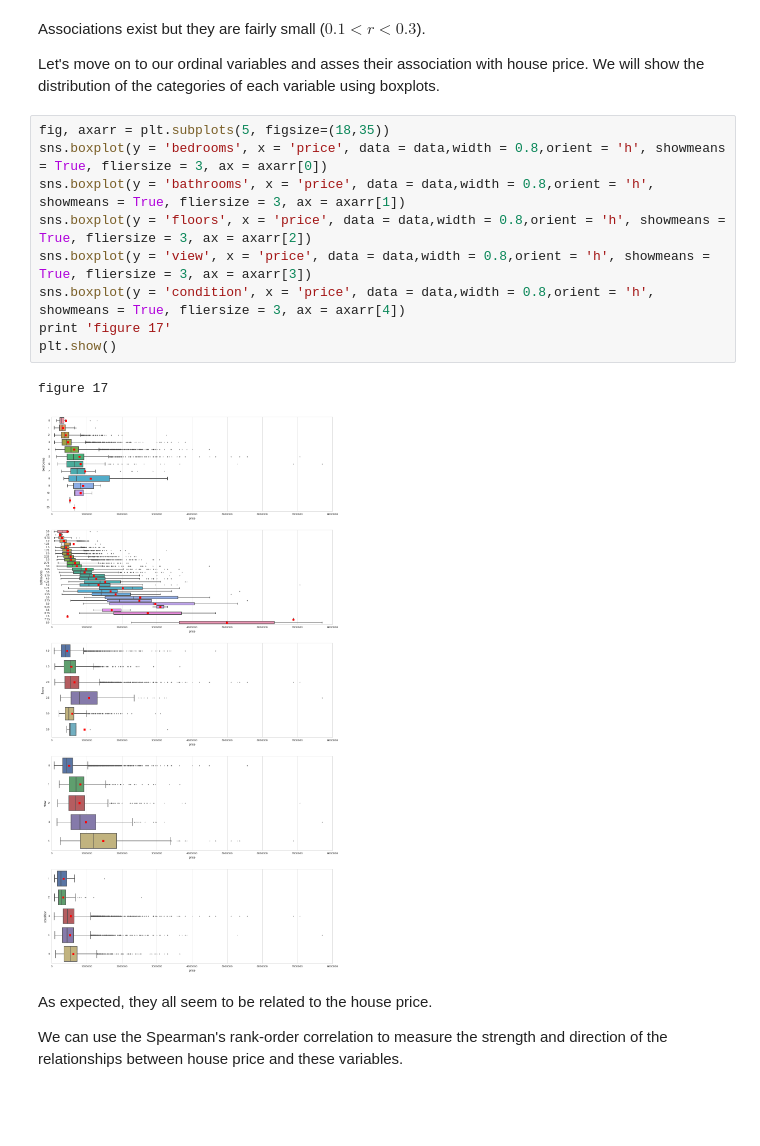
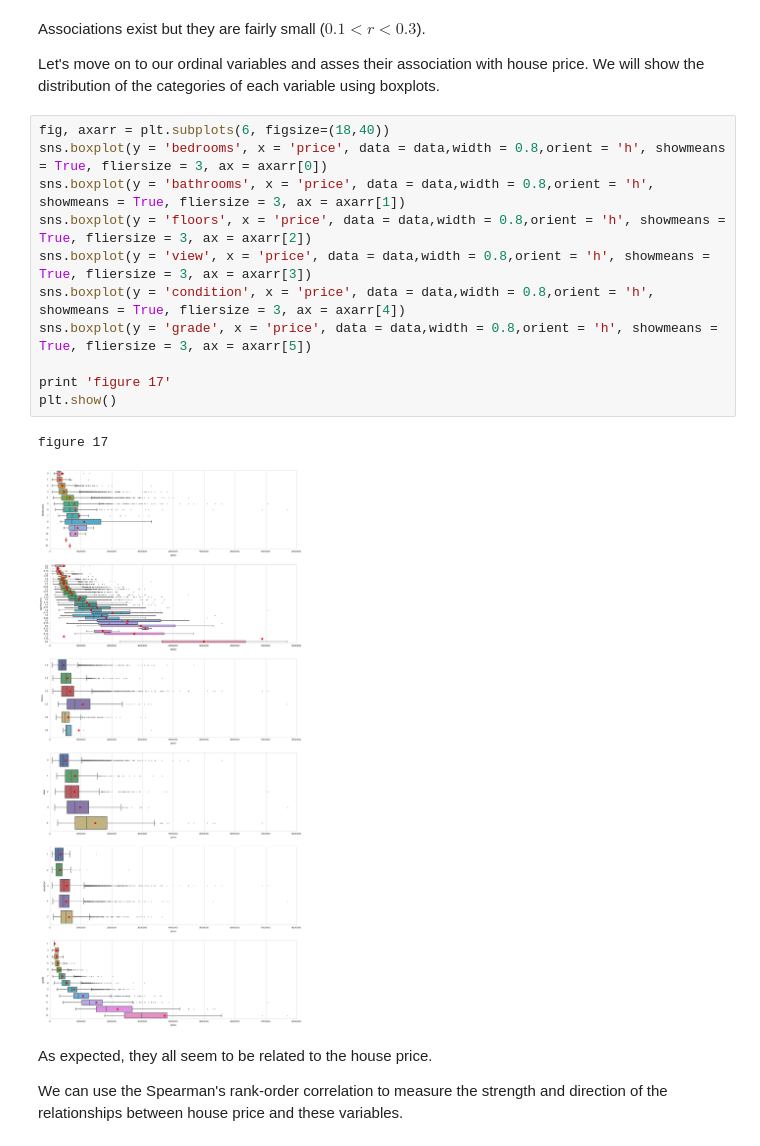
Before and after one commit to harlfoxem/House_Price_Prediction, a Jupyter notebook: House_Price_Prediction_Part1.ipynb, the cells around one changed output. Cells and saved outputs as stored; diff of their text form; blank space fills up the shorter version.

```diff
--- a/House_Price_Prediction_Part1.ipynb
+++ b/House_Price_Prediction_Part1.ipynb
@@ -347,17 +347,19 @@ Associations exist but they are fairly small ($0.1<r<0.3$).
 
 Let's move on to our ordinal variables and asses their association with house price. We will show the distribution of the categories of each variable using boxplots.
 # %%
-fig, axarr = plt.subplots(5, figsize=(18,35))
+fig, axarr = plt.subplots(6, figsize=(18,40))
 sns.boxplot(y = 'bedrooms', x = 'price', data = data,width = 0.8,orient = 'h', showmeans = True, fliersize = 3, ax = axarr[0])
 sns.boxplot(y = 'bathrooms', x = 'price', data = data,width = 0.8,orient = 'h', showmeans = True, fliersize = 3, ax = axarr[1])
 sns.boxplot(y = 'floors', x = 'price', data = data,width = 0.8,orient = 'h', showmeans = True, fliersize = 3, ax = axarr[2])
 sns.boxplot(y = 'view', x = 'price', data = data,width = 0.8,orient = 'h', showmeans = True, fliersize = 3, ax = axarr[3])
 sns.boxplot(y = 'condition', x = 'price', data = data,width = 0.8,orient = 'h', showmeans = True, fliersize = 3, ax = axarr[4])
+sns.boxplot(y = 'grade', x = 'price', data = data,width = 0.8,orient = 'h', showmeans = True, fliersize = 3, ax = axarr[5])
+
 print 'figure 17'
 plt.show()
 # %% [output]
 figure 17
-[figure, old version]
+[figure, new version]
 # %% [markdown]
 As expected, they all seem to be related to the house price.
 
```
Also changed, not shown: parts of 2 cells of this notebook.
